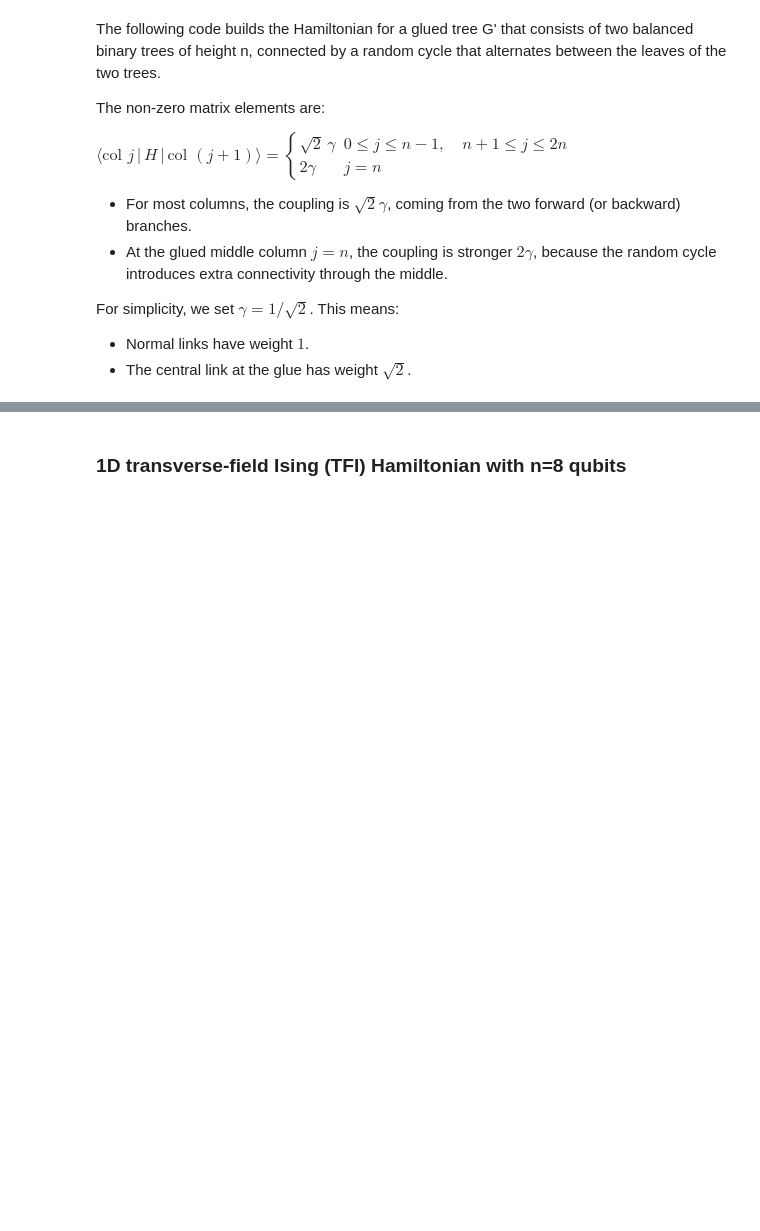
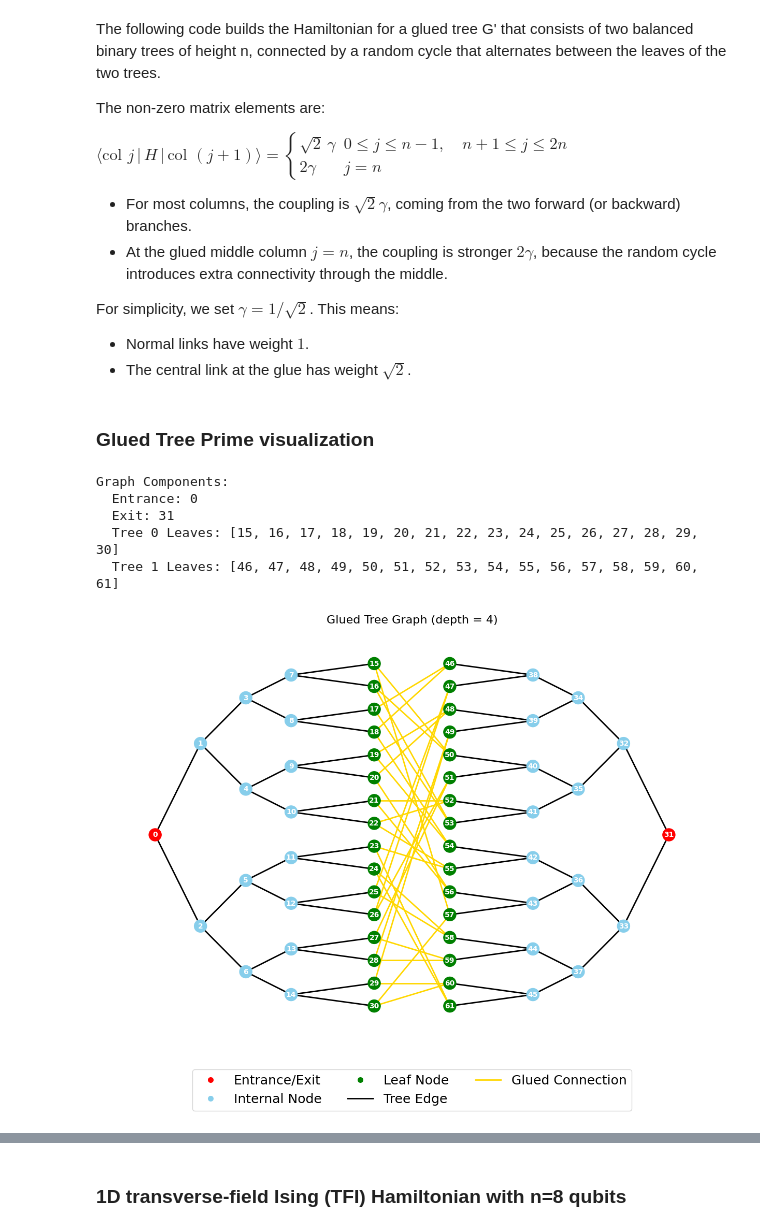
Before and after one commit to jonahso/quantum-walk-and-entanglement, a Jupyter notebook: random_walk.ipynb, the cells around one changed output, grey strips where cells are left out. Drawn from its saved outputs; the diff is of its cells as text; code cells hidden in the pictures; blank space fills up the shorter version.

```diff
--- a/random_walk.ipynb
+++ b/random_walk.ipynb
@@ -269,6 +225,33 @@ def column_A(n):
     A = diags([off, off], offsets=[-1, 1], shape=(N, N), format="csr")
     gamma = 1.0 / np.sqrt(2)
     return A * gamma
+# %% [markdown]
+### Glued Tree Prime visualization
+# %%
+# Generate a Hamiltonian for a glued tree with depth 4
+depth = 4
+H = generate_glued_tree_hamiltonian(depth=depth)
+
+# Convert the Hamiltonian to a graph
+G = hamiltonian_to_graph(H)
+
+# Identify important components of the graph
+components = identify_graph_components(H, depth)
+print("\nGraph Components:")
+print(f"  Entrance: {components['entrance']}")
+print(f"  Exit: {components['exit']}")
+print(f"  Tree 0 Leaves: {components['tree0_leaves']}")
+print(f"  Tree 1 Leaves: {components['tree1_leaves']}")
+
+# Visualize the graph
+visualize_glued_tree_graph(G, depth)
+# %% [output]
+Graph Components:
+  Entrance: 0
+  Exit: 31
+  Tree 0 Leaves: [15, 16, 17, 18, 19, 20, 21, 22, 23, 24, 25, 26, 27, 28, 29, 30]
+  Tree 1 Leaves: [46, 47, 48, 49, 50, 51, 52, 53, 54, 55, 56, 57, 58, 59, 60, 61]
+[figure, added]
 # %%
 n = 500
 dims = (77, 13)
```
Also changed, not shown: parts of 6 cells of this notebook.
